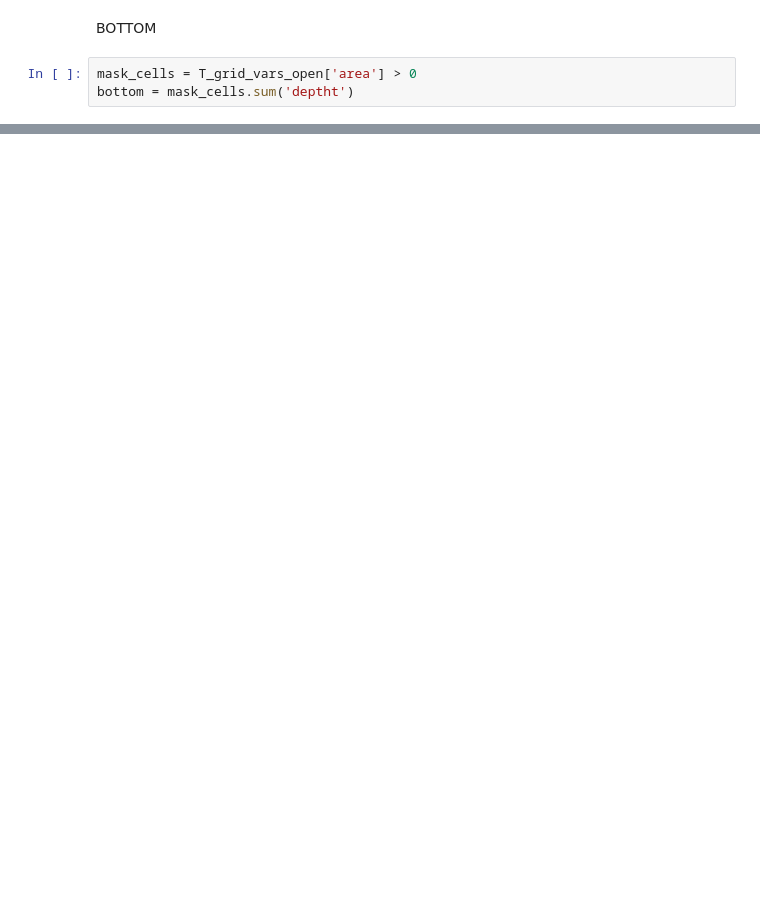
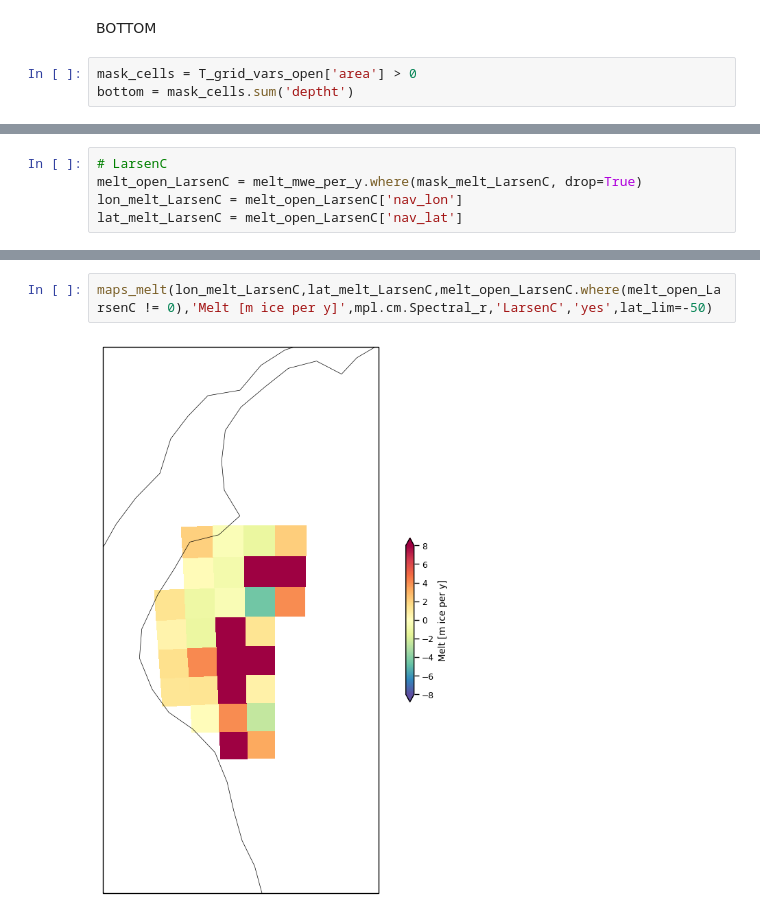
Before and after one commit to ClimateClara/basal_melt_NEMO, a Jupyter notebook: notebooks/reproduce_Kat_figures.ipynb, the cells around one changed output, grey strips where cells are left out. Cells and saved outputs as stored; diff of their text form; blank space fills up the shorter version.

```diff
--- a/notebooks/reproduce_Kat_figures.ipynb
+++ b/notebooks/reproduce_Kat_figures.ipynb
@@ -218,0 +304,5 @@ f = maps_compare3(lon_Ross,lat_Ross,T_grid_vars_closed_Ross['so'].isel(deptht=bo
+# %%
+# LarsenC
+melt_open_LarsenC = melt_mwe_per_y.where(mask_melt_LarsenC, drop=True)
+lon_melt_LarsenC = melt_open_LarsenC['nav_lon']
+lat_melt_LarsenC = melt_open_LarsenC['nav_lat']
@@ -218,0 +376,4 @@ f = maps_compare3(lon_Ross,lat_Ross,T_grid_vars_closed_Ross['so'].isel(deptht=bo
+# %%
+maps_melt(lon_melt_LarsenC,lat_melt_LarsenC,melt_open_LarsenC.where(melt_open_LarsenC != 0),'Melt [m ice per y]',mpl.cm.Spectral_r,'LarsenC','yes',lat_lim=-50)
+# %% [output]
+[figure, added]
```
Also changed, not shown: parts of 33 cells of this notebook, 1 other file.
